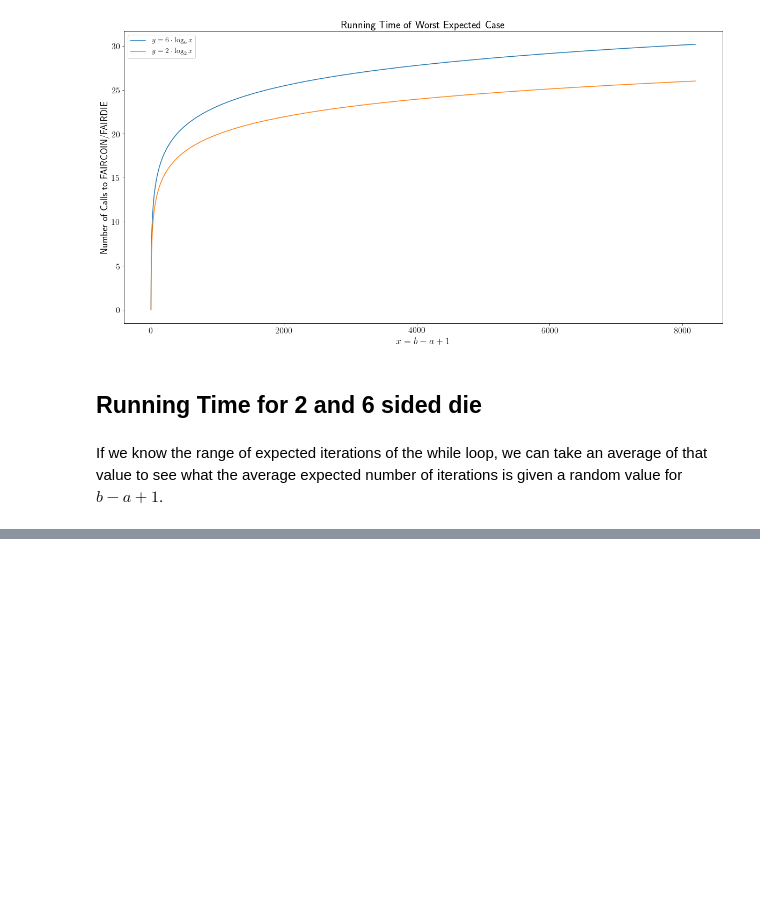
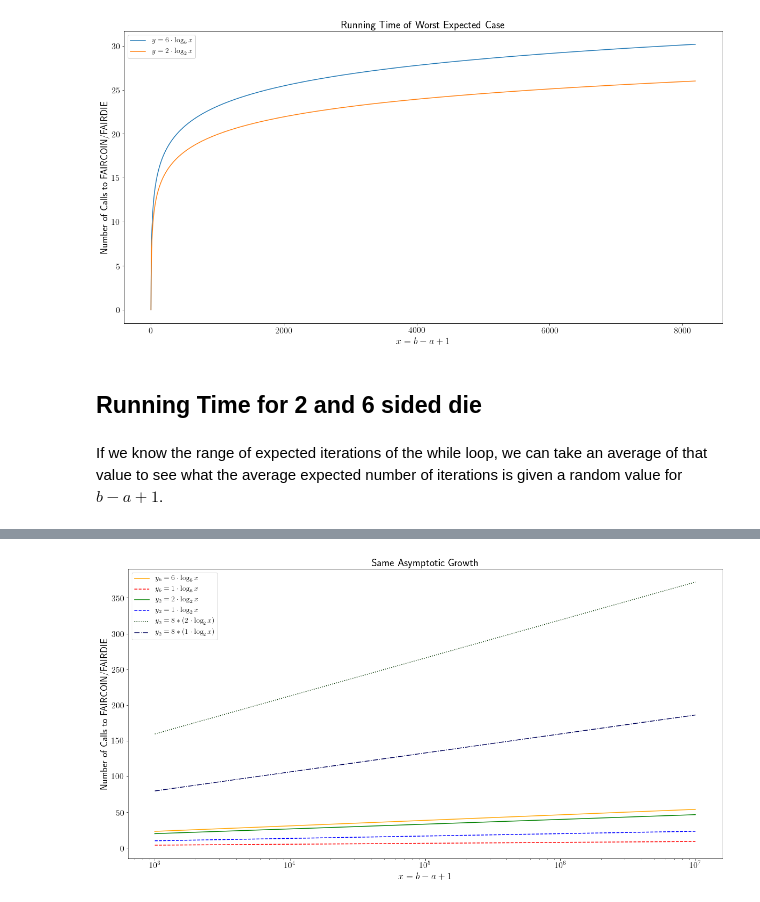
Before and after one commit to jonathan-shahen/public-jupyter-notebooks, a Jupyter notebook: 2017-09-ece-606-algorithms/ECE 606 Quiz 5.ipynb, the cells around one changed output, grey strips where cells are left out. Drawn from its saved outputs; the diff is of its cells as text; code cells hidden in the pictures; blank space fills up the shorter version.

Commit message:
fixed small bug and cleaned up asymptotic growth

```diff
--- a/2017-09-ece-606-algorithms/ECE 606 Quiz 5.ipynb
+++ b/2017-09-ece-606-algorithms/ECE 606 Quiz 5.ipynb
@@ -102,0 +134,20 @@ large_x: [        1     12208     24415 ...,  99975585  99987792 100000000]
+# %%
+lx = np.int_(np.linspace(1000, 10**7, len(y2)))
+
+plt.figure(figsize=(20,10)); plt.title(r'Same Asymptotic Growth',fontsize=20)
+plt.xlabel('$x = b - a + 1$', fontsize=18);plt.ylabel(r'Number of Calls to FAIRCOIN/FAIRDIE', fontsize=18)
+plt.yticks(fontsize=16);plt.xticks(fontsize=16)
+
+plt.semilogx(lx, 6 * np.log(lx)/np.log(6), 'orange', label=r'$y_6 = 6 \cdot\log_6{x}$')
+plt.semilogx(lx, 1 * np.log(lx)/np.log(6), '--r', label=r'$y_6 = 1 \cdot\log_6{x}$')
+
+plt.semilogx(lx, 2 * np.log(lx)/np.log(2), 'green', label=r'$y_2 = 2 \cdot\log_2{x}$')
+plt.semilogx(lx, 1 * np.log(lx)/np.log(2), '--b', label=r'$y_2 = 1 \cdot\log_2{x}$')
+
+plt.semilogx(lx, 8*2 * np.log(lx)/np.log(2), color='xkcd:dark green', linestyle='dotted', label=r'$y_2 = 8 * (2 \cdot\log_2{x})$')
+plt.semilogx(lx, 8*1 * np.log(lx)/np.log(2), color='xkcd:dark blue', linestyle='dashdot', label=r'$y_2 = 8 * (1 \cdot\log_2{x})$')
+
+plt.legend(fontsize=14)
+plt.show()
+# %% [output]
+[figure, added]
```
Also changed, not shown: parts of 4 cells of this notebook.
